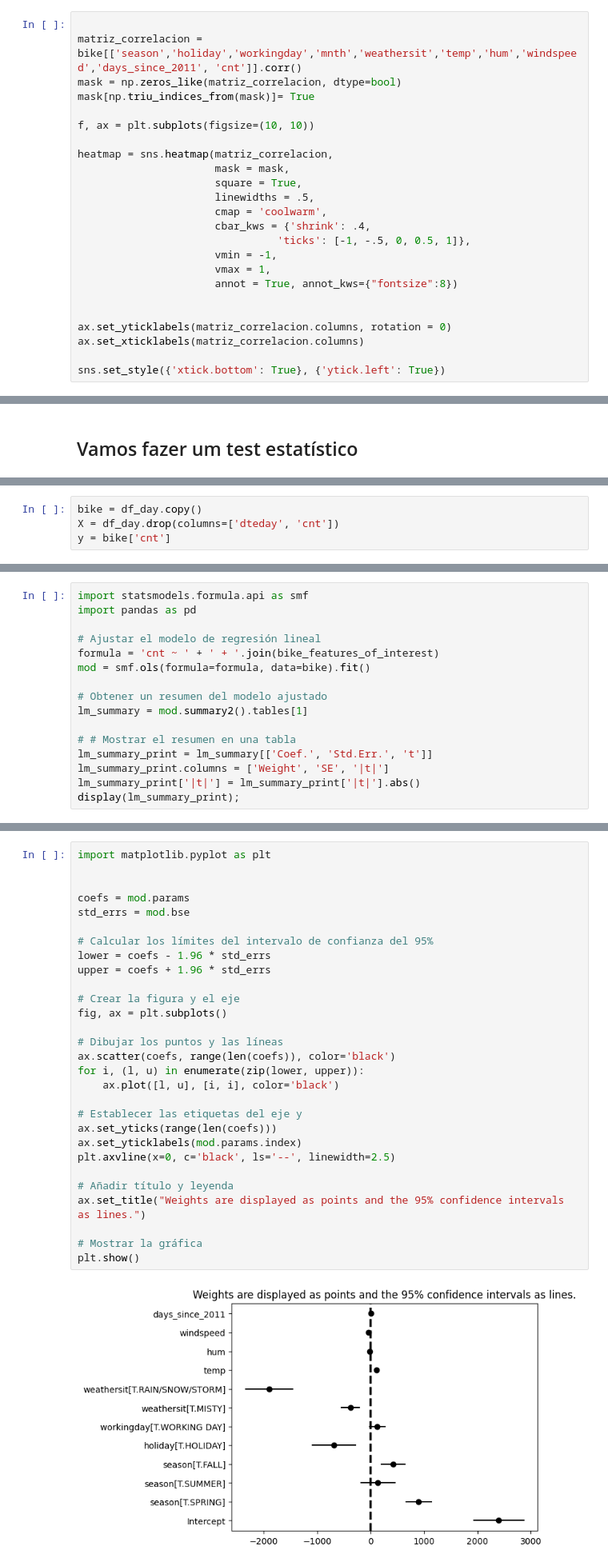
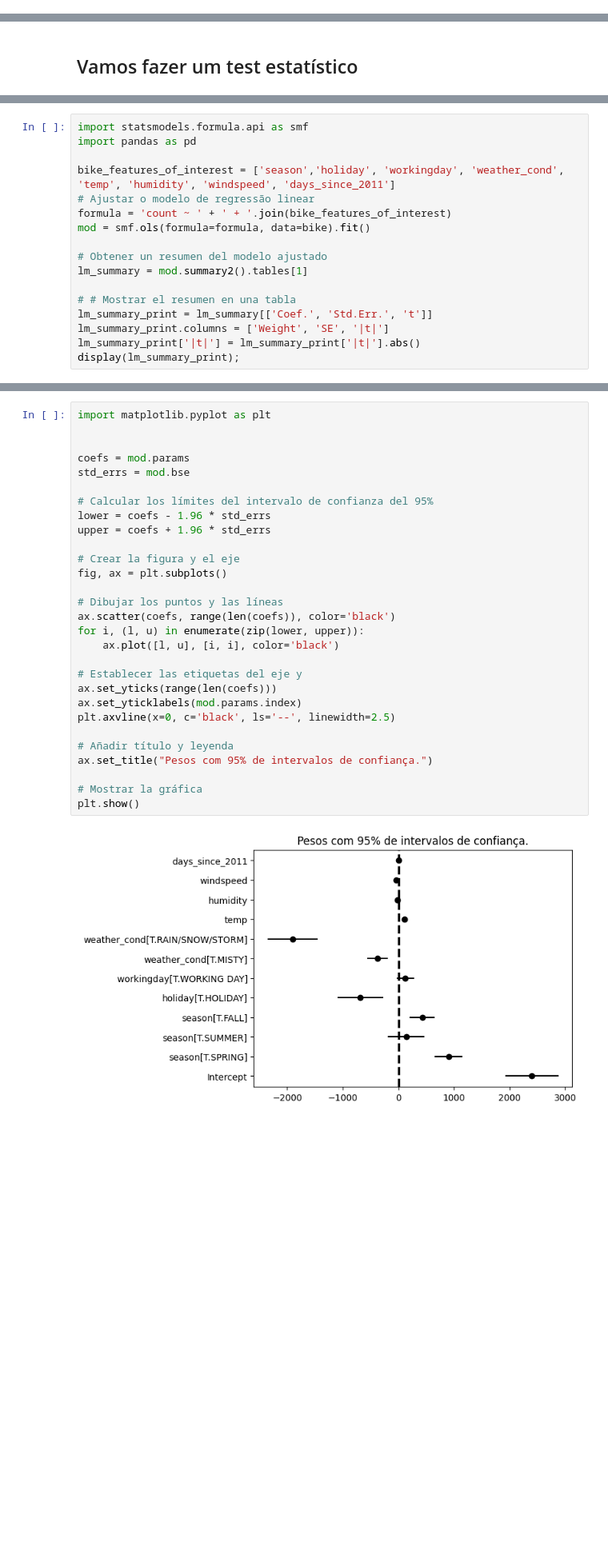
Before and after one commit to Diegorugev/modelos-interpretables, a Jupyter notebook: Linear_bike_int.ipynb, the cells around one changed output, grey strips where cells are left out. Shown at 80% size. Drawn from its saved outputs; the diff is of its cells as text; blank space fills up the shorter version.

Commit message:
modelo de regressao linear de aluguel de bikes

```diff
--- a/Linear_bike_int.ipynb
+++ b/Linear_bike_int.ipynb
@@ -239,24 +243,0 @@ sns.set_style({'xtick.bottom': True}, {'ytick.left': True})
-# %%
-
-matriz_correlacion = bike[['season','holiday','workingday','mnth','weathersit','temp','hum','windspeed','days_since_2011', 'cnt']].corr()
-mask = np.zeros_like(matriz_correlacion, dtype=bool)
-mask[np.triu_indices_from(mask)]= True
-
-f, ax = plt.subplots(figsize=(10, 10))
-
-heatmap = sns.heatmap(matriz_correlacion,
-                      mask = mask,
-                      square = True,
-                      linewidths = .5,
-                      cmap = 'coolwarm',
-                      cbar_kws = {'shrink': .4,
-                                'ticks': [-1, -.5, 0, 0.5, 1]},
-                      vmin = -1,
-                      vmax = 1,
-                      annot = True, annot_kws={"fontsize":8})
-
-
-ax.set_yticklabels(matriz_correlacion.columns, rotation = 0)
-ax.set_xticklabels(matriz_correlacion.columns)
-
-sns.set_style({'xtick.bottom': True}, {'ytick.left': True})
@@ -601,4 +653,0 @@ df_day
-# %%
-bike = df_day.copy()
-X = df_day.drop(columns=['dteday', 'cnt'])
-y = bike['cnt']
@@ -787,8 +657,9 @@ Name: season, dtype: int64
 import statsmodels.formula.api as smf
 import pandas as pd
 
-# Ajustar el modelo de regresión lineal
-formula = 'cnt ~ ' + ' + '.join(bike_features_of_interest)
+bike_features_of_interest = ['season','holiday', 'workingday', 'weather_cond', 'temp', 'humidity', 'windspeed', 'days_since_2011']
+# Ajustar o modelo de regressão linear
+formula = 'count ~ ' + ' + '.join(bike_features_of_interest)
 mod = smf.ols(formula=formula, data=bike).fit()
 
 # Obtener un resumen del modelo ajustado
@@ -829,33 +696,33 @@ formula
 # %%
 import matplotlib.pyplot as plt
 
 
 coefs = mod.params
 std_errs = mod.bse
 
 # Calcular los límites del intervalo de confianza del 95%
 lower = coefs - 1.96 * std_errs
 upper = coefs + 1.96 * std_errs
 
 # Crear la figura y el eje
 fig, ax = plt.subplots()
 
 # Dibujar los puntos y las líneas
 ax.scatter(coefs, range(len(coefs)), color='black')
 for i, (l, u) in enumerate(zip(lower, upper)):
     ax.plot([l, u], [i, i], color='black')
 
 # Establecer las etiquetas del eje y
 ax.set_yticks(range(len(coefs)))
 ax.set_yticklabels(mod.params.index)
 plt.axvline(x=0, c='black', ls='--', linewidth=2.5)
 
 # Añadir título y leyenda
-ax.set_title("Weights are displayed as points and the 95% confidence intervals as lines.")
+ax.set_title("Pesos com 95% de intervalos de confiança.")
 
 # Mostrar la gráfica
 plt.show()
 # %% [output]
-[figure, old version]
+[figure, new version]
 # %% [markdown]
 O gráfico de peso mostra que o tempo chuvoso/nevado/tempestuoso tem um forte efeito negativo sobre o número previsto de bicicletas. O peso da característica dia útil é próximo de zero e zero está incluído no intervalo de 95%, o que significa que o efeito não é estatisticamente significativo
```
Also changed, not shown: parts of 101 cells of this notebook.
